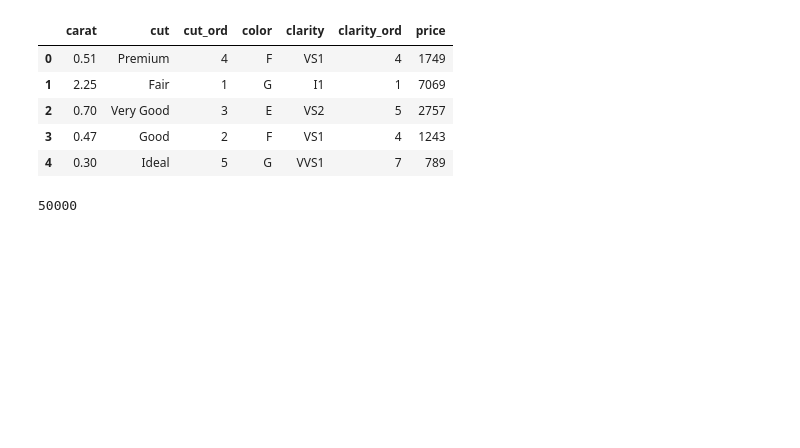
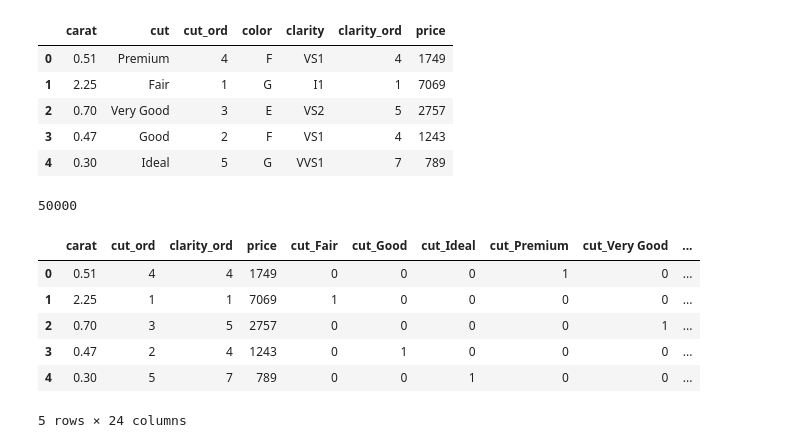
Before and after one commit to Chandu106/Regression_project_03_Diamond_price_prediction, a Jupyter notebook: Diamond_01.ipynb, the cells around one changed output. Saved outputs shown, nothing was run; the diff lists cells and outputs as text; code cells hidden in the pictures; blank space fills up the shorter version.

```diff
--- a/Diamond_01.ipynb
+++ b/Diamond_01.ipynb
@@ -20,3 +20,16 @@ diamond_01.head()
 len(diamond_01)
 # %% [output]
 50000
+# %%
+# in some of the columns there are alphabetical categories but machine learning model can work in numericals only so now we have to convert non numerical columns to numerical by one hot encoding
+
+diamond_01_one_hot = pd.get_dummies(diamond_01)
+diamond_01_one_hot.head()
+# %% [output]
+|  | carat | cut_ord | clarity_ord | price | cut_Fair | cut_Good | cut_Ideal | cut_Premium | cut_Very Good | ... |
+| 0 | 0.51 | 4 | 4 | 1749 | 0 | 0 | 0 | 1 | 0 | ... |
+| 1 | 2.25 | 1 | 1 | 7069 | 1 | 0 | 0 | 0 | 0 | ... |
+| 2 | 0.70 | 3 | 5 | 2757 | 0 | 0 | 0 | 0 | 1 | ... |
+| 3 | 0.47 | 2 | 4 | 1243 | 0 | 1 | 0 | 0 | 0 | ... |
+| 4 | 0.30 | 5 | 7 | 789 | 0 | 0 | 1 | 0 | 0 | ... |
+5 rows × 24 columns
```
Also changed, not shown: parts of 13 cells of this notebook.
